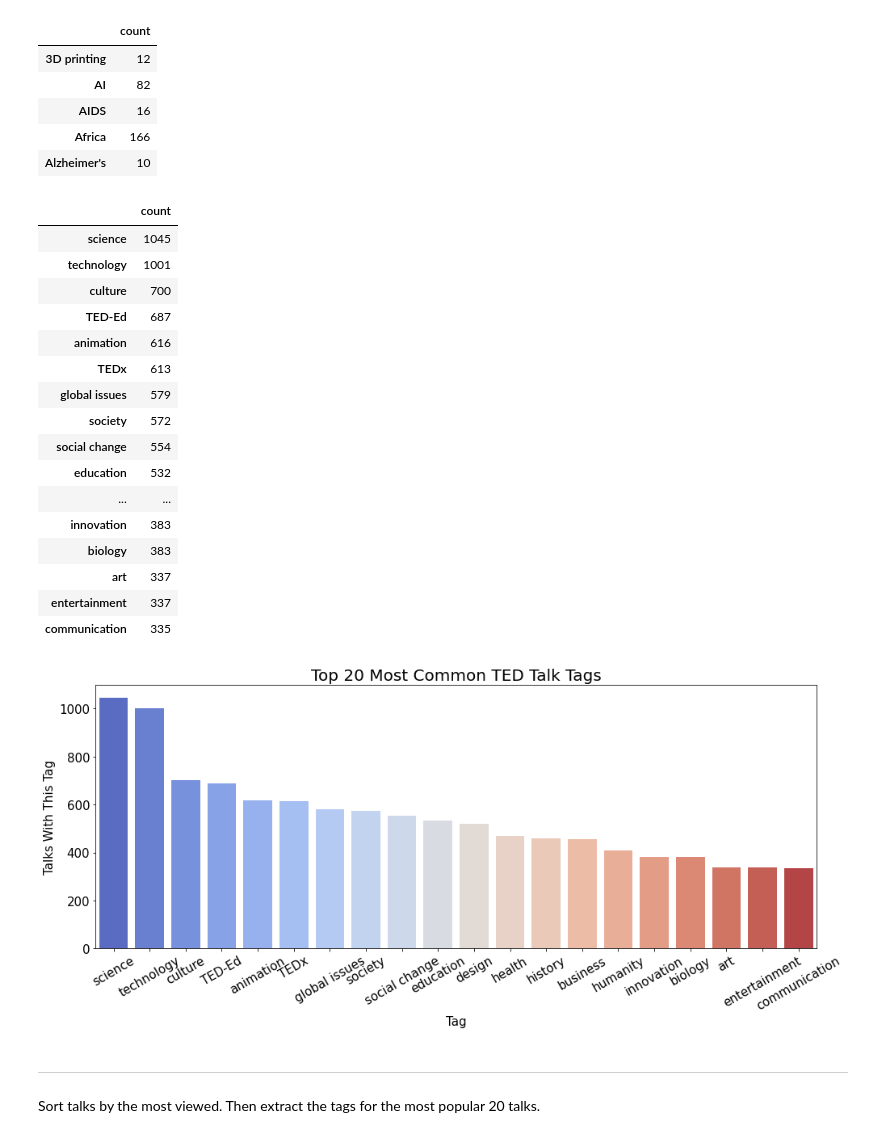
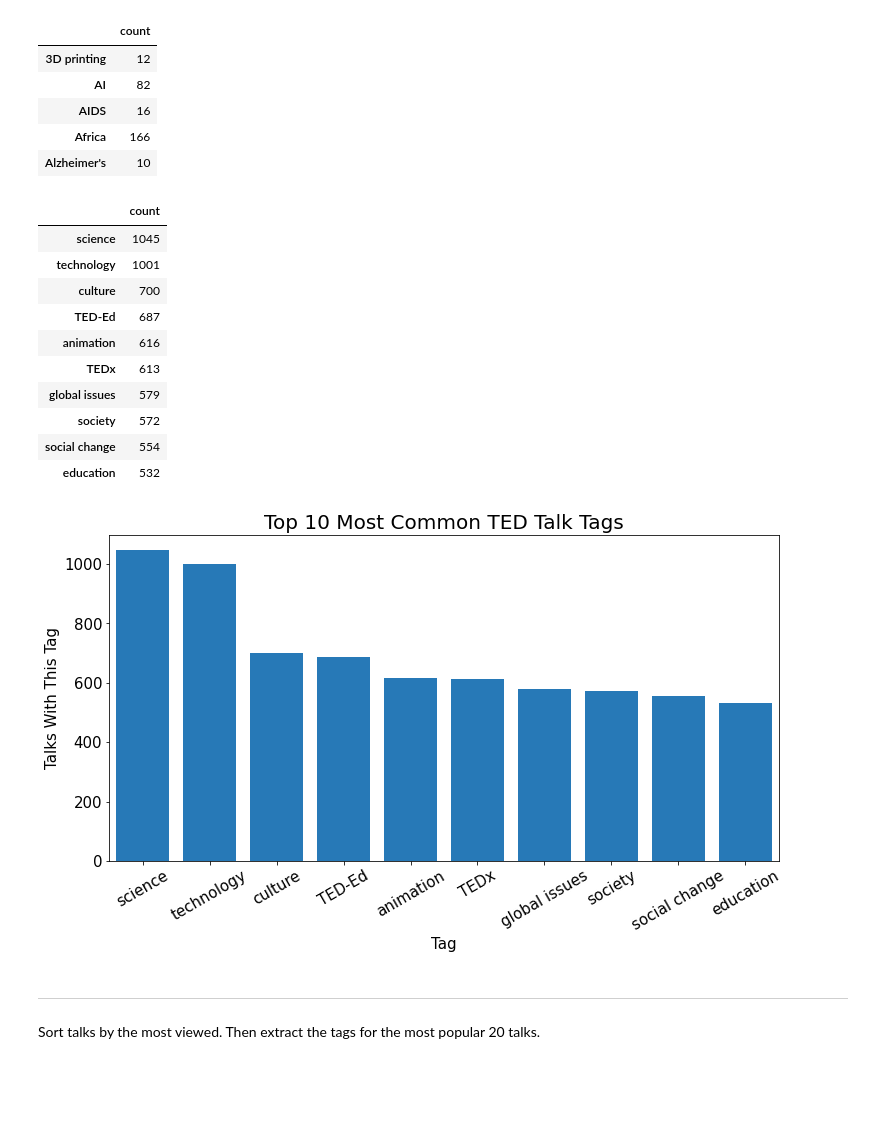
Before and after one commit to pmiller50/ted_talk_gen, a Jupyter notebook: code/02b_Dummies_and_EDA.ipynb, the cells around one changed output. Drawn from its saved outputs; the diff is of its cells as text; code cells hidden in the pictures; blank space fills up the shorter version.

```diff
--- a/code/02b_Dummies_and_EDA.ipynb
+++ b/code/02b_Dummies_and_EDA.ipynb
@@ -58,0 +61,3 @@ ax.tick_params(labelsize=15)
+# %%
+transcripts['char_count'] = [len(script) for script in transcripts['transcript']]
+transcripts.head()
@@ -112,8 +148,8 @@ tags_counts.head()
 | Alzheimer's | 10 |
 # %%
 tags_counts.sort_values(by='count', ascending=False, inplace=True)
-top_20_tags = tags_counts.head(20)
-top_20_tags
+top_10_tags = tags_counts.head(10)
+top_10_tags
 # %% [output]
 |  | count |
 | science | 1045 |
@@ -126,25 +162,19 @@ top_20_tags
 | society | 572 |
 | social change | 554 |
 | education | 532 |
-| ... | ... |
-| innovation | 383 |
-| biology | 383 |
-| art | 337 |
-| entertainment | 337 |
-| communication | 335 |
 # %%
-fig, ax = plt.subplots(figsize=(16,6))
+fig, ax = plt.subplots(figsize=(12,6))
 
-ax = sns.barplot(x=top_20_tags.index, y = 'count' , data=top_20_tags, ax=ax, palette='coolwarm')
+ax = sns.barplot(x=top_10_tags.index, y = 'count' , data=top_10_tags, ax=ax, color='#0f7ccf')
 
-ax.set_xticklabels(labels=top_20_tags.index, rotation=30)
+ax.set_xticklabels(labels=top_10_tags.index, rotation=30)
 
-ax.set_title("Top 20 Most Common TED Talk Tags",fontsize=20)
+ax.set_title("Top 10 Most Common TED Talk Tags",fontsize=20)
 ax.set_xlabel("Tag",fontsize=15)
 ax.set_ylabel("Talks With This Tag",fontsize=15)
 ax.tick_params(labelsize=15)
 # %% [output]
-[figure, old version]
+[figure, new version]
 # %% [markdown]
 ---
 Sort talks by the most viewed. Then extract the tags for the most popular 20 talks.
```
Also changed, not shown: parts of 18 cells of this notebook, 4 other files.
